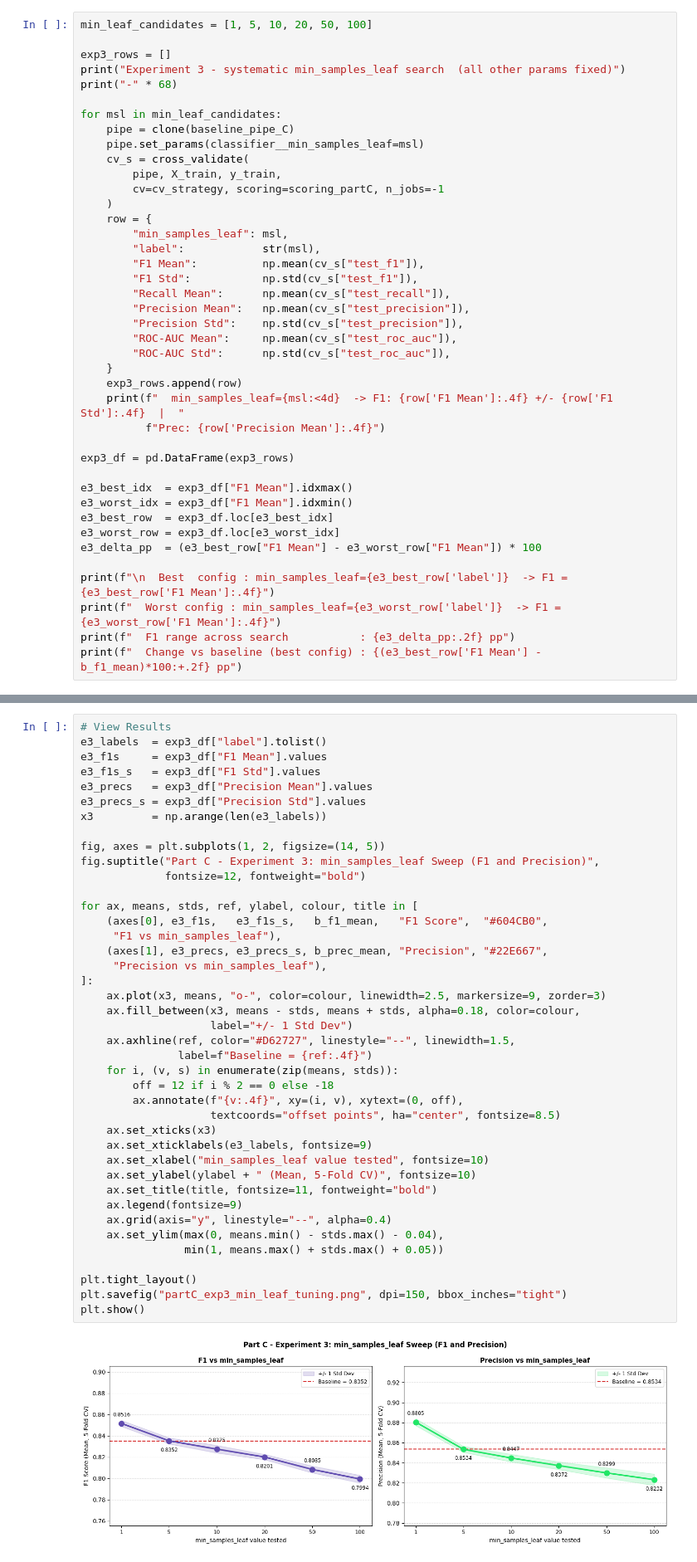
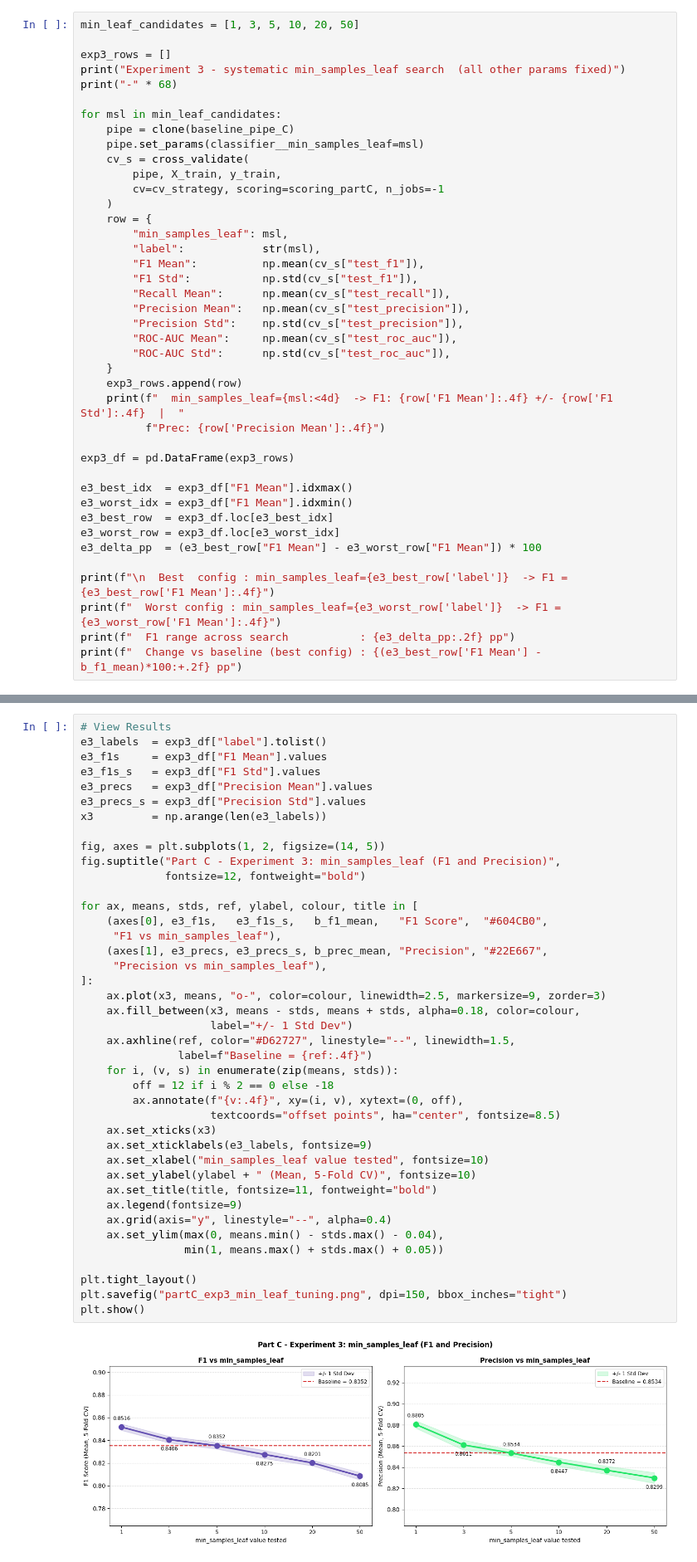
Before and after one commit to YWY2002/INF2008-Hotel-Cancellation-Prediction-Model, a Jupyter notebook: CRISPDM_INF2008_assignment02.ipynb, the cells around one changed output, grey strips where cells are left out. Shown at 83% size. Drawn from its saved outputs; the diff is of its cells as text.

```diff
--- a/CRISPDM_INF2008_assignment02.ipynb
+++ b/CRISPDM_INF2008_assignment02.ipynb
@@ -1361,5 +1370,5 @@ Each pipeline is produced via `clone(baseline_pipe_C)` to guarantee no shared st
 # %%
-min_leaf_candidates = [1, 5, 10, 20, 50, 100]
+min_leaf_candidates = [1, 3, 5, 10, 20, 50]
 
 exp3_rows = []
 print("Experiment 3 - systematic min_samples_leaf search  (all other params fixed)")
@@ -1423,39 +1432,39 @@ e3_precs_s = exp3_df["Precision Std"].values
 x3         = np.arange(len(e3_labels))
 
 fig, axes = plt.subplots(1, 2, figsize=(14, 5))
-fig.suptitle("Part C - Experiment 3: min_samples_leaf Sweep (F1 and Precision)",
+fig.suptitle("Part C - Experiment 3: min_samples_leaf (F1 and Precision)",
              fontsize=12, fontweight="bold")
 
 for ax, means, stds, ref, ylabel, colour, title in [
     (axes[0], e3_f1s,   e3_f1s_s,   b_f1_mean,   "F1 Score",  "#604CB0",
      "F1 vs min_samples_leaf"),
     (axes[1], e3_precs, e3_precs_s, b_prec_mean, "Precision", "#22E667",
      "Precision vs min_samples_leaf"),
 ]:
     ax.plot(x3, means, "o-", color=colour, linewidth=2.5, markersize=9, zorder=3)
     ax.fill_between(x3, means - stds, means + stds, alpha=0.18, color=colour,
                     label="+/- 1 Std Dev")
     ax.axhline(ref, color="#D62727", linestyle="--", linewidth=1.5,
                label=f"Baseline = {ref:.4f}")
     for i, (v, s) in enumerate(zip(means, stds)):
         off = 12 if i % 2 == 0 else -18
         ax.annotate(f"{v:.4f}", xy=(i, v), xytext=(0, off),
                     textcoords="offset points", ha="center", fontsize=8.5)
     ax.set_xticks(x3)
     ax.set_xticklabels(e3_labels, fontsize=9)
     ax.set_xlabel("min_samples_leaf value tested", fontsize=10)
     ax.set_ylabel(ylabel + " (Mean, 5-Fold CV)", fontsize=10)
     ax.set_title(title, fontsize=11, fontweight="bold")
     ax.legend(fontsize=9)
     ax.grid(axis="y", linestyle="--", alpha=0.4)
     ax.set_ylim(max(0, means.min() - stds.max() - 0.04),
                 min(1, means.max() + stds.max() + 0.05))
 
 plt.tight_layout()
 plt.savefig("partC_exp3_min_leaf_tuning.png", dpi=150, bbox_inches="tight")
 plt.show()
 # %% [output]
-[figure, old version]
+[figure, new version]
 # %% [markdown]
 ## Experiment 4: Feature Engineering – Country Region Encoding (3 Variants)
 
```
Also changed, not shown: parts of 13 cells of this notebook, 2 other files.
